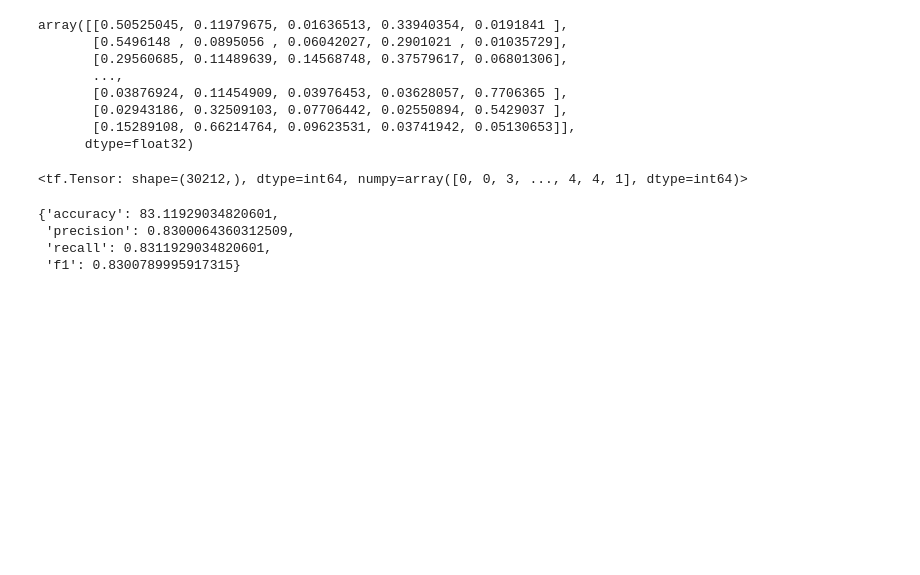
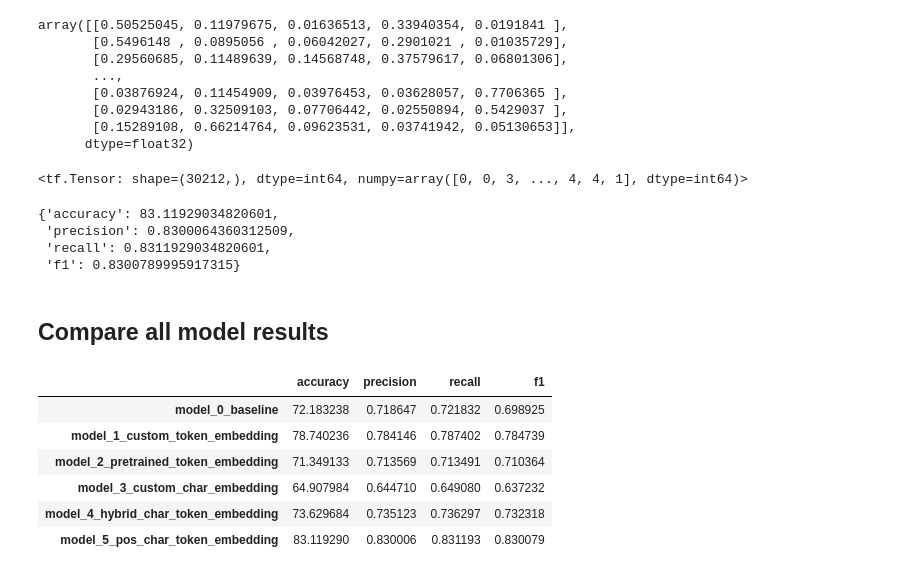
Before and after one commit to harshd23/Paper_Peek, a Jupyter notebook: Paper_Peek.ipynb, the cells around one changed output. Cells and saved outputs as stored; diff of their text form; code cells hidden in the pictures; blank space fills up the shorter version.

```diff
--- a/Paper_Peek.ipynb
+++ b/Paper_Peek.ipynb
@@ -1461,3 +1461,23 @@ model_5_results
  'precision': 0.8300064360312509,
  'recall': 0.8311929034820601,
  'f1': 0.8300789995917315}
+# %% [markdown]
+## Compare all model results
+# %%
+# Combine model results into a dataframe
+all_model_results = pd.DataFrame({"model_0_baseline": baseline_results,
+                                  "model_1_custom_token_embedding": model_1_results,
+                                  "model_2_pretrained_token_embedding": model_2_results,
+                                  "model_3_custom_char_embedding": model_3_results,
+                                  "model_4_hybrid_char_token_embedding": model_4_results,
+                                  "model_5_pos_char_token_embedding": model_5_results})
+all_model_results = all_model_results.transpose()
+all_model_results
+# %% [output]
+|  | accuracy | precision | recall | f1 |
+| model_0_baseline | 72.183238 | 0.718647 | 0.721832 | 0.698925 |
+| model_1_custom_token_embedding | 78.740236 | 0.784146 | 0.787402 | 0.784739 |
+| model_2_pretrained_token_embedding | 71.349133 | 0.713569 | 0.713491 | 0.710364 |
+| model_3_custom_char_embedding | 64.907984 | 0.644710 | 0.649080 | 0.637232 |
+| model_4_hybrid_char_token_embedding | 73.629684 | 0.735123 | 0.736297 | 0.732318 |
+| model_5_pos_char_token_embedding | 83.119290 | 0.830006 | 0.831193 | 0.830079 |
```
Also changed, not shown: parts of 3 cells of this notebook.
